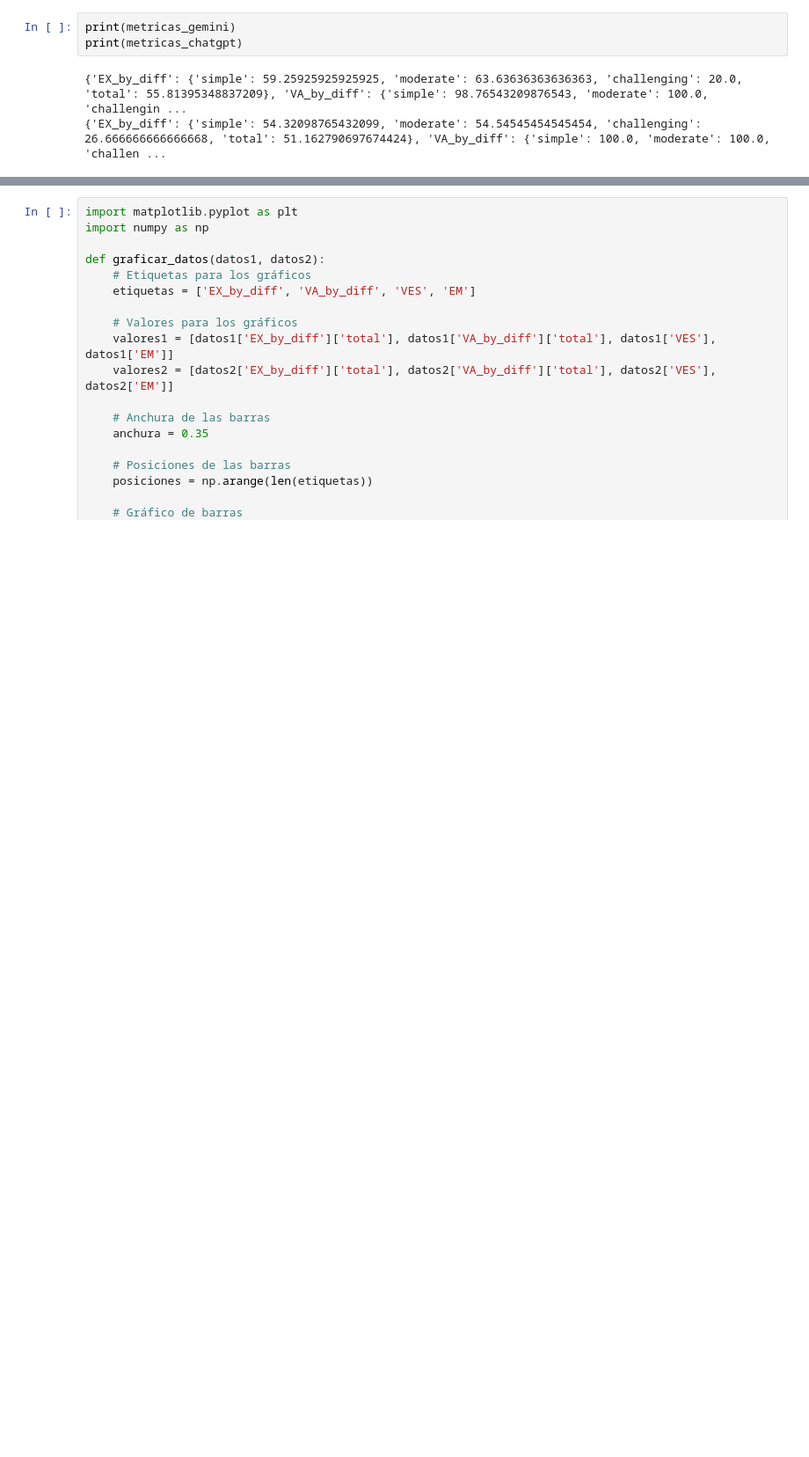
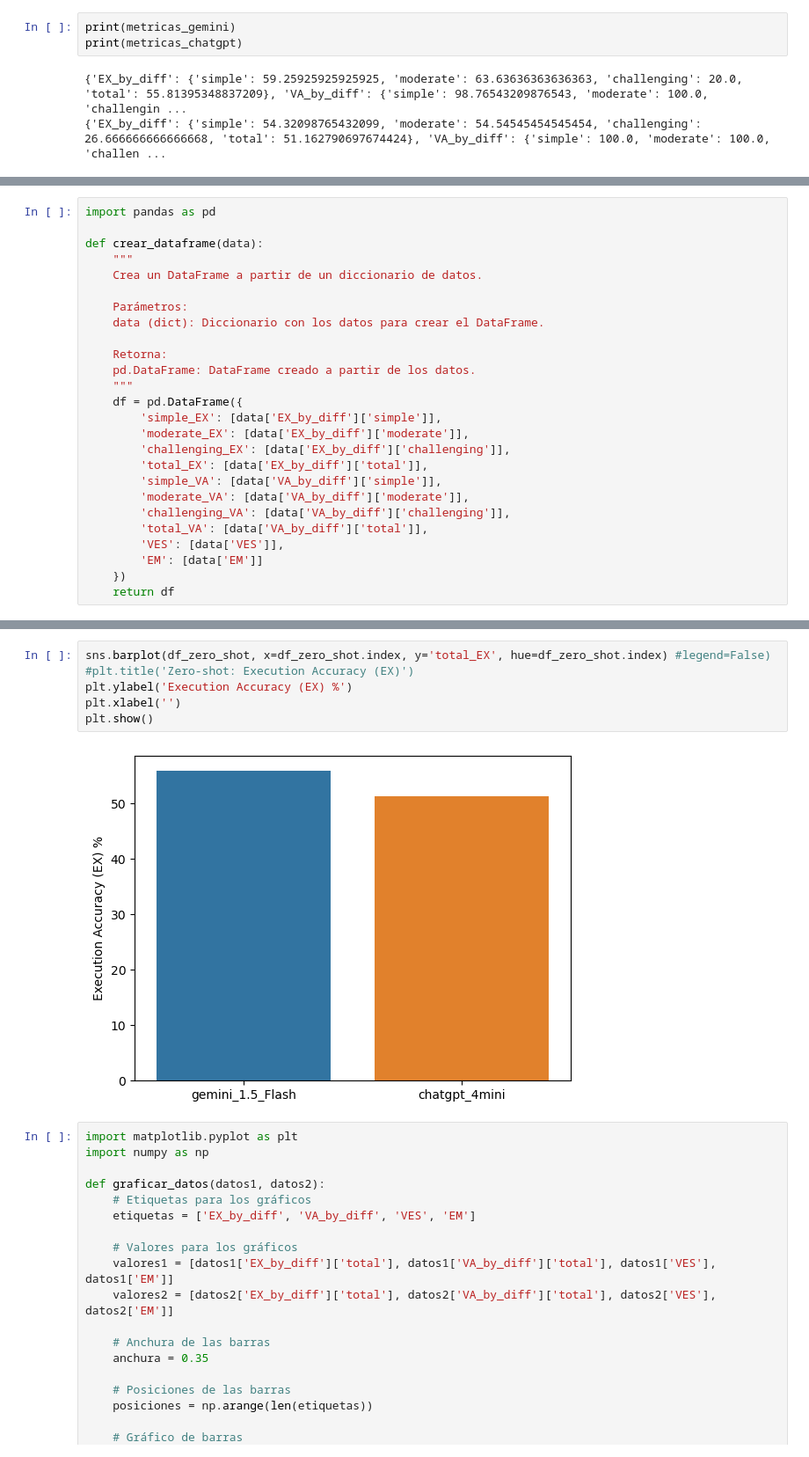
Before and after one commit to EnzoRg/text_mining, a Jupyter notebook: evaluation.ipynb, the cells around one changed output, grey strips where cells are left out. Shown: that part at 88% size. Cells and saved outputs as stored; diff of their text form; blank space fills up the shorter version.

```diff
--- a/evaluation.ipynb
+++ b/evaluation.ipynb
@@ -404,0 +443,26 @@ print(metricas_chatgpt)
+# %%
+import pandas as pd
+
+def crear_dataframe(data):
+    """
+    Crea un DataFrame a partir de un diccionario de datos.
+
+    Parámetros:
+    data (dict): Diccionario con los datos para crear el DataFrame.
+
+    Retorna:
+    pd.DataFrame: DataFrame creado a partir de los datos.
+    """
+    df = pd.DataFrame({
+        'simple_EX': [data['EX_by_diff']['simple']],
+        'moderate_EX': [data['EX_by_diff']['moderate']],
+        'challenging_EX': [data['EX_by_diff']['challenging']],
+        'total_EX': [data['EX_by_diff']['total']],
+        'simple_VA': [data['VA_by_diff']['simple']],
+        'moderate_VA': [data['VA_by_diff']['moderate']],
+        'challenging_VA': [data['VA_by_diff']['challenging']],
+        'total_VA': [data['VA_by_diff']['total']],
+        'VES': [data['VES']],
+        'EM': [data['EM']]
+    })
+    return df
@@ -405,3 +509,11 @@ print(metricas_chatgpt)
+# %%
+sns.barplot(df_zero_shot, x=df_zero_shot.index, y='total_EX', hue=df_zero_shot.index) #legend=False)
+#plt.title('Zero-shot: Execution Accuracy (EX)')
+plt.ylabel('Execution Accuracy (EX) %')
+plt.xlabel('')
+plt.show()
+# %% [output]
+[figure, added]
 # %%
 import matplotlib.pyplot as plt
 import numpy as np
```
Also changed, not shown: parts of 8 cells of this notebook.
